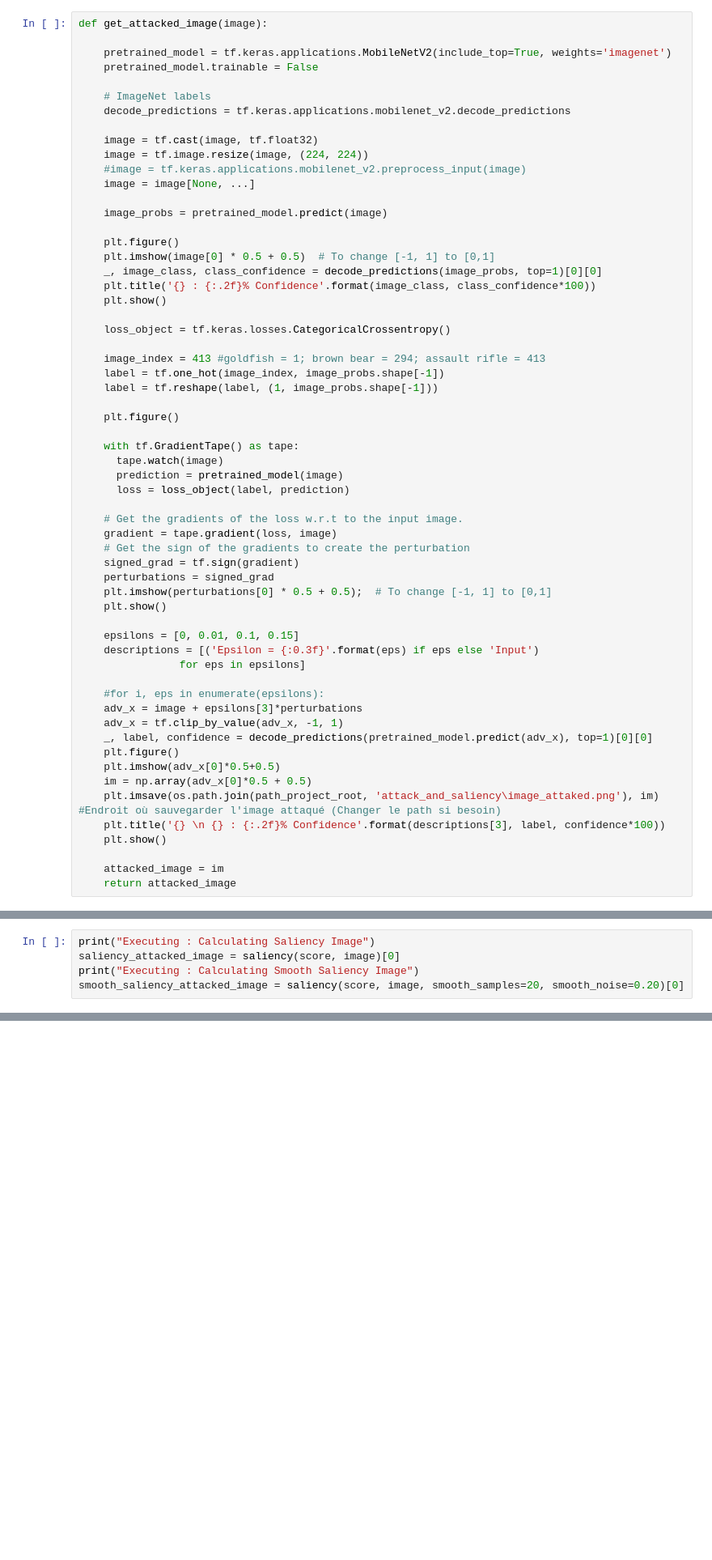
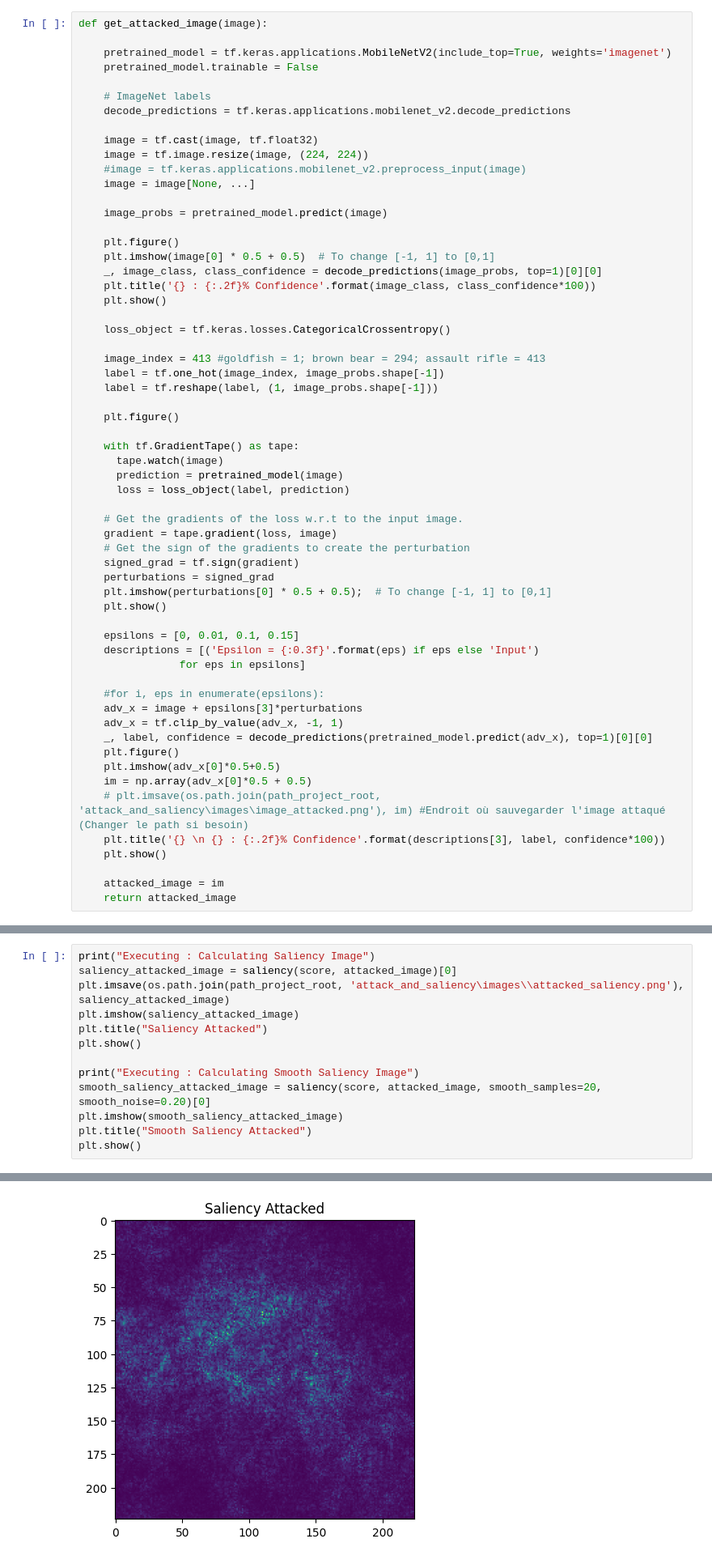
Before and after one commit to ArthurDelannoyazerty/S8-Explicability, a Jupyter notebook: attack_and_saliency/script.ipynb, the cells around one changed output, grey strips where cells are left out. Shown at 81% size. Drawn from its saved outputs; the diff is of its cells as text; blank space fills up the shorter version.

```diff
--- a/attack_and_saliency/script.ipynb
+++ b/attack_and_saliency/script.ipynb
@@ -121,7 +121,7 @@ def get_attacked_image(image):
     plt.figure()
     plt.imshow(adv_x[0]*0.5+0.5)
     im = np.array(adv_x[0]*0.5 + 0.5)
-    plt.imsave(os.path.join(path_project_root, 'attack_and_saliency\image_attaked.png'), im) #Endroit où sauvegarder l'image attaqué (Changer le path si besoin)
+    # plt.imsave(os.path.join(path_project_root, 'attack_and_saliency\images\image_attacked.png'), im) #Endroit où sauvegarder l'image attaqué (Changer le path si besoin)
     plt.title('{} \n {} : {:.2f}% Confidence'.format(descriptions[3], label, confidence*100))
     plt.show()
 
@@ -215,8 +216,16 @@ attacked_image = get_attacked_image(image)
 ## Saliency
 # %%
 print("Executing : Calculating Saliency Image")
-saliency_attacked_image = saliency(score, image)[0]
+saliency_attacked_image = saliency(score, attacked_image)[0]
+plt.imsave(os.path.join(path_project_root, 'attack_and_saliency\images\\attacked_saliency.png'), saliency_attacked_image)
+plt.imshow(saliency_attacked_image)
+plt.title("Saliency Attacked")
+plt.show()
+
 print("Executing : Calculating Smooth Saliency Image")
-smooth_saliency_attacked_image = saliency(score, image, smooth_samples=20, smooth_noise=0.20)[0]
+smooth_saliency_attacked_image = saliency(score, attacked_image, smooth_samples=20, smooth_noise=0.20)[0]
+plt.imshow(smooth_saliency_attacked_image)
+plt.title("Smooth Saliency Attacked")
+plt.show()
 # %% [output]
 Executing : Calculating Saliency Image
@@ -223,0 +232 @@ Executing : Calculating Smooth Saliency Image
+[figure, added]
```
Also changed, not shown: parts of 6 cells of this notebook.
